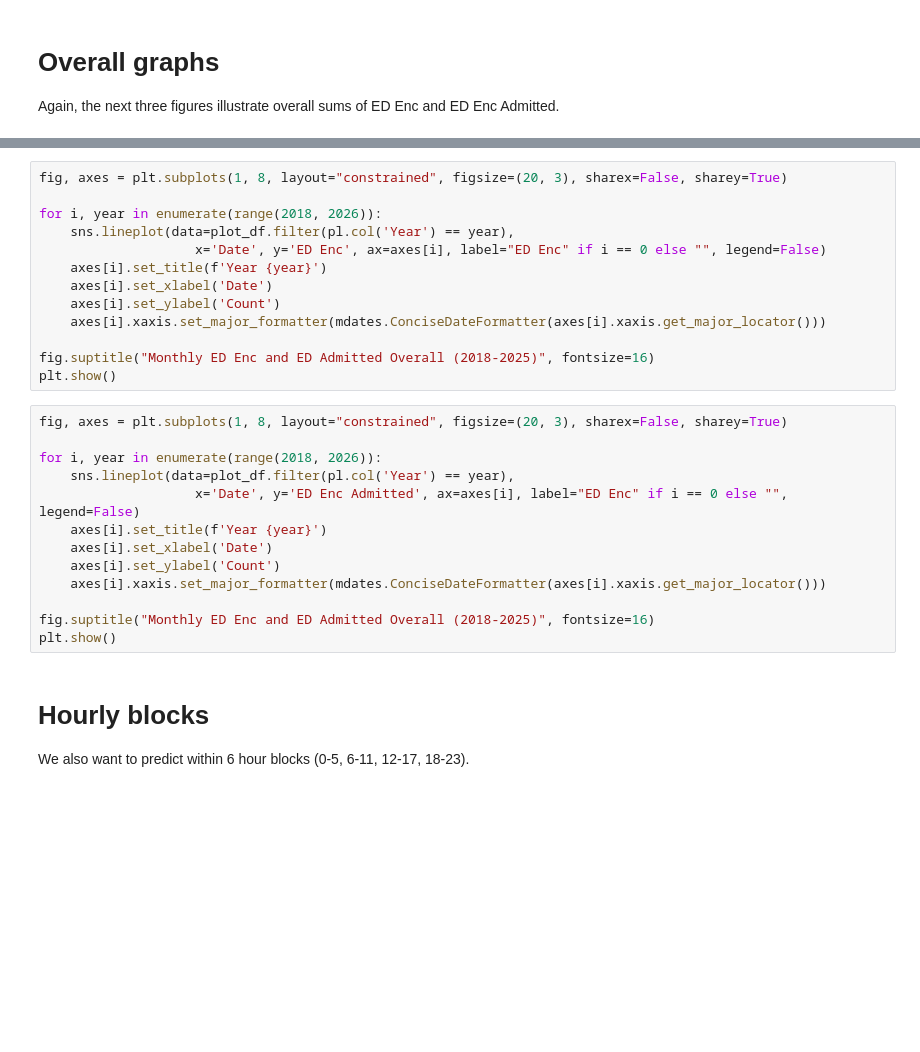
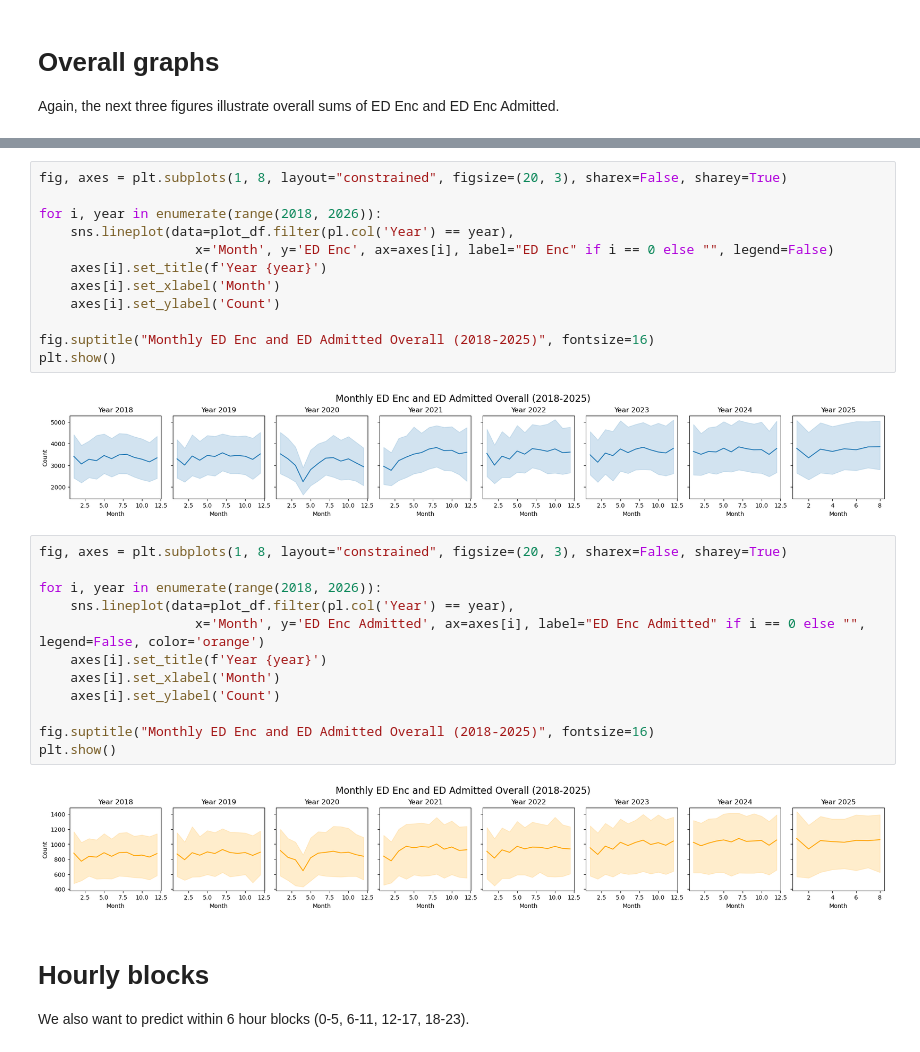
Before and after one commit to southdakotamines-datascience/dsu-no-sleep, a Jupyter notebook: explore.ipynb, the cells around one changed output, grey strips where cells are left out. Saved outputs shown, nothing was run; the diff lists cells and outputs as text; blank space fills up the shorter version.

```diff
--- a/explore.ipynb
+++ b/explore.ipynb
@@ -335,29 +375,31 @@ plt.show()
 # %%
 fig, axes = plt.subplots(1, 8, layout="constrained", figsize=(20, 3), sharex=False, sharey=True)
 
 for i, year in enumerate(range(2018, 2026)):
     sns.lineplot(data=plot_df.filter(pl.col('Year') == year),
-                    x='Date', y='ED Enc', ax=axes[i], label="ED Enc" if i == 0 else "", legend=False)
+                    x='Month', y='ED Enc', ax=axes[i], label="ED Enc" if i == 0 else "", legend=False)
     axes[i].set_title(f'Year {year}')
-    axes[i].set_xlabel('Date')
+    axes[i].set_xlabel('Month')
     axes[i].set_ylabel('Count')
-    axes[i].xaxis.set_major_formatter(mdates.ConciseDateFormatter(axes[i].xaxis.get_major_locator()))
 
 fig.suptitle("Monthly ED Enc and ED Admitted Overall (2018-2025)", fontsize=16)
 plt.show()
+# %% [output]
+[figure, added]
 # %%
 fig, axes = plt.subplots(1, 8, layout="constrained", figsize=(20, 3), sharex=False, sharey=True)
 
 for i, year in enumerate(range(2018, 2026)):
     sns.lineplot(data=plot_df.filter(pl.col('Year') == year),
-                    x='Date', y='ED Enc Admitted', ax=axes[i], label="ED Enc" if i == 0 else "", legend=False)
+                    x='Month', y='ED Enc Admitted', ax=axes[i], label="ED Enc Admitted" if i == 0 else "", legend=False, color='orange')
     axes[i].set_title(f'Year {year}')
-    axes[i].set_xlabel('Date')
+    axes[i].set_xlabel('Month')
     axes[i].set_ylabel('Count')
-    axes[i].xaxis.set_major_formatter(mdates.ConciseDateFormatter(axes[i].xaxis.get_major_locator()))
 
 fig.suptitle("Monthly ED Enc and ED Admitted Overall (2018-2025)", fontsize=16)
 plt.show()
+# %% [output]
+[figure, added]
 # %% [markdown]
 # Hourly blocks
 We also want to predict within 6 hour blocks (0-5, 6-11, 12-17, 18-23).
```
Also changed, not shown: parts of 15 cells of this notebook, 7 other files.
